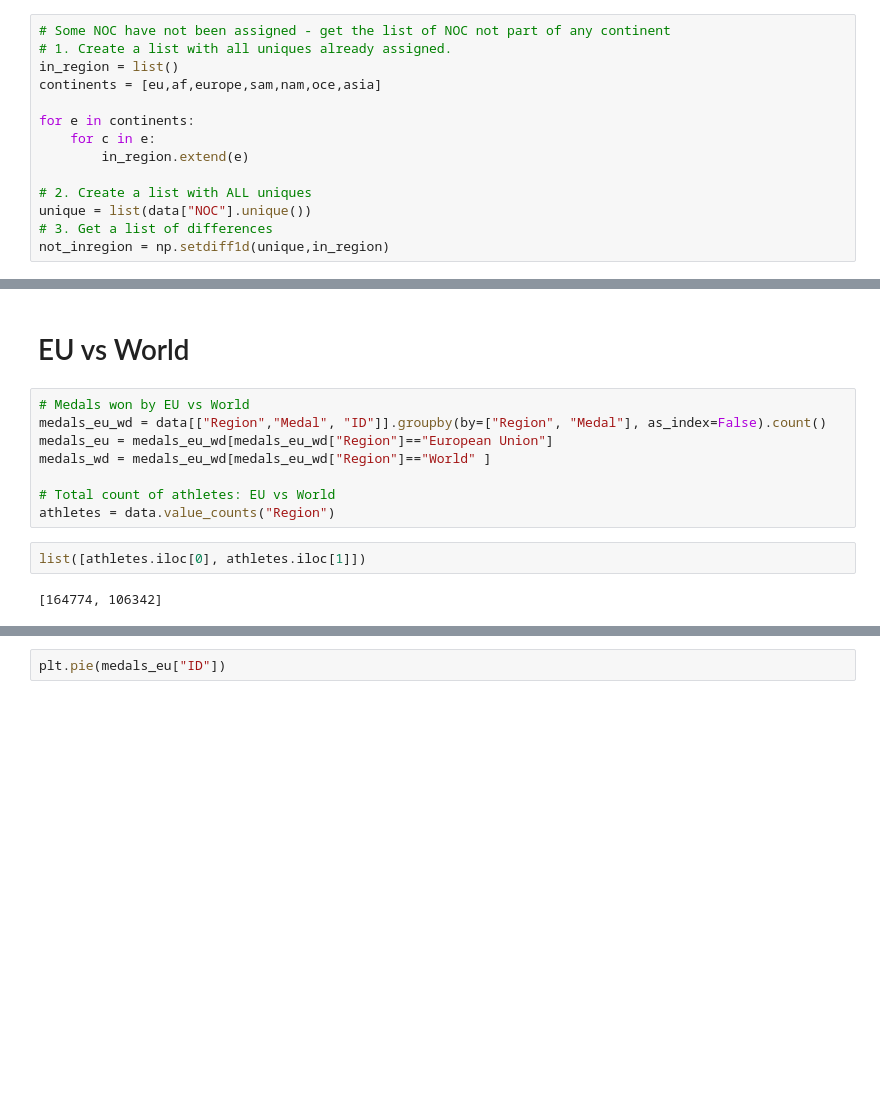
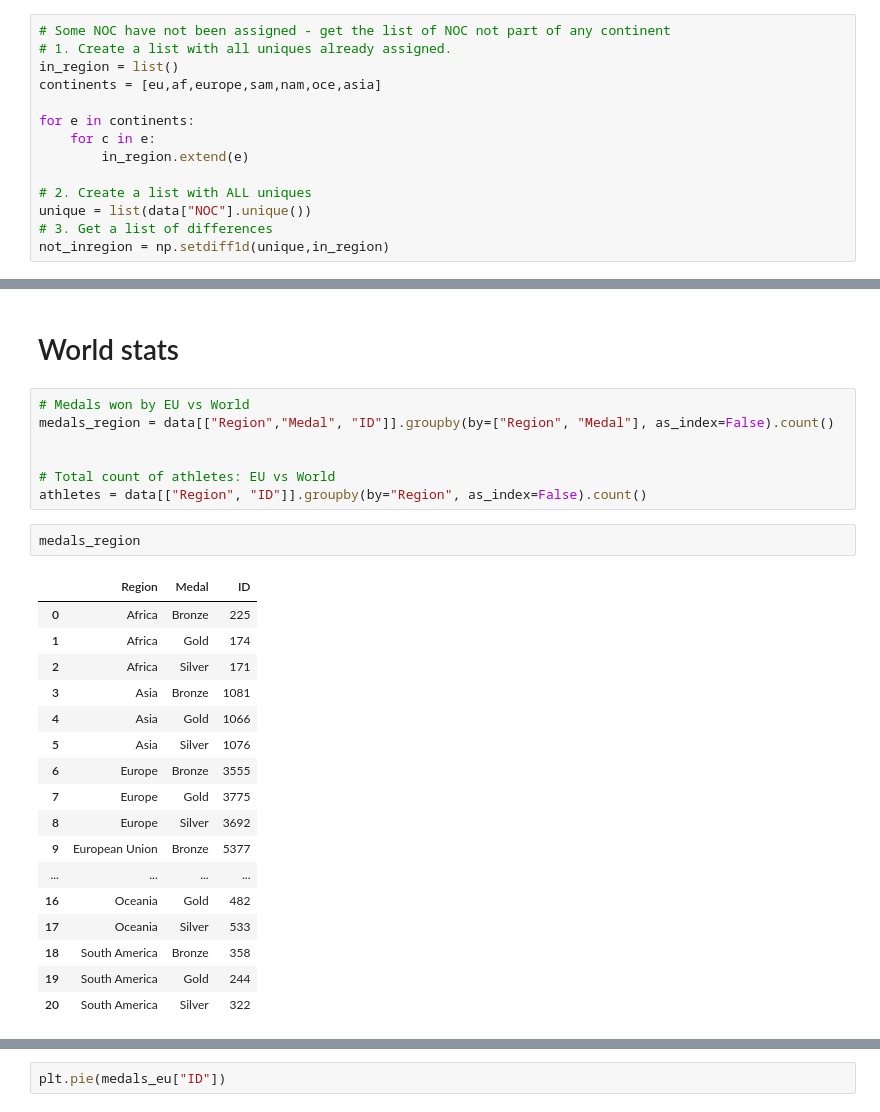
Before and after one commit to PatrickMichnowicz/Data_portfolio, a Jupyter notebook: Olympic_database/Olympic_Games_analysis_visualization.ipynb, the cells around one changed output, grey strips where cells are left out. Saved outputs shown, nothing was run; the diff lists cells and outputs as text; blank space fills up the shorter version.

```diff
--- a/Olympic_database/Olympic_Games_analysis_visualization.ipynb
+++ b/Olympic_database/Olympic_Games_analysis_visualization.ipynb
@@ -134,16 +187,31 @@ wd_data = data[data["Region"]=="World"]
 # %% [markdown]
-# EU vs World
+# World stats
 # %%
 # Medals won by EU vs World
-medals_eu_wd = data[["Region","Medal", "ID"]].groupby(by=["Region", "Medal"], as_index=False).count()
-medals_eu = medals_eu_wd[medals_eu_wd["Region"]=="European Union"]
-medals_wd = medals_eu_wd[medals_eu_wd["Region"]=="World" ]
+medals_region = data[["Region","Medal", "ID"]].groupby(by=["Region", "Medal"], as_index=False).count()
+
 
 # Total count of athletes: EU vs World
-athletes = data.value_counts("Region")
+athletes = data[["Region", "ID"]].groupby(by="Region", as_index=False).count()
-# %%
-list([athletes.iloc[0], athletes.iloc[1]])
-# %% [output]
-[164774, 106342]
+# %%
+medals_region
+# %% [output]
+|  | Region | Medal | ID |
+| 0 | Africa | Bronze | 225 |
+| 1 | Africa | Gold | 174 |
+| 2 | Africa | Silver | 171 |
+| 3 | Asia | Bronze | 1081 |
+| 4 | Asia | Gold | 1066 |
+| 5 | Asia | Silver | 1076 |
+| 6 | Europe | Bronze | 3555 |
+| 7 | Europe | Gold | 3775 |
+| 8 | Europe | Silver | 3692 |
+| 9 | European Union | Bronze | 5377 |
+| ... | ... | ... | ... |
+| 16 | Oceania | Gold | 482 |
+| 17 | Oceania | Silver | 533 |
+| 18 | South America | Bronze | 358 |
+| 19 | South America | Gold | 244 |
+| 20 | South America | Silver | 322 |
 # %%
 # 1D arrays of labels and values
```
Also changed, not shown: parts of 16 cells of this notebook.
